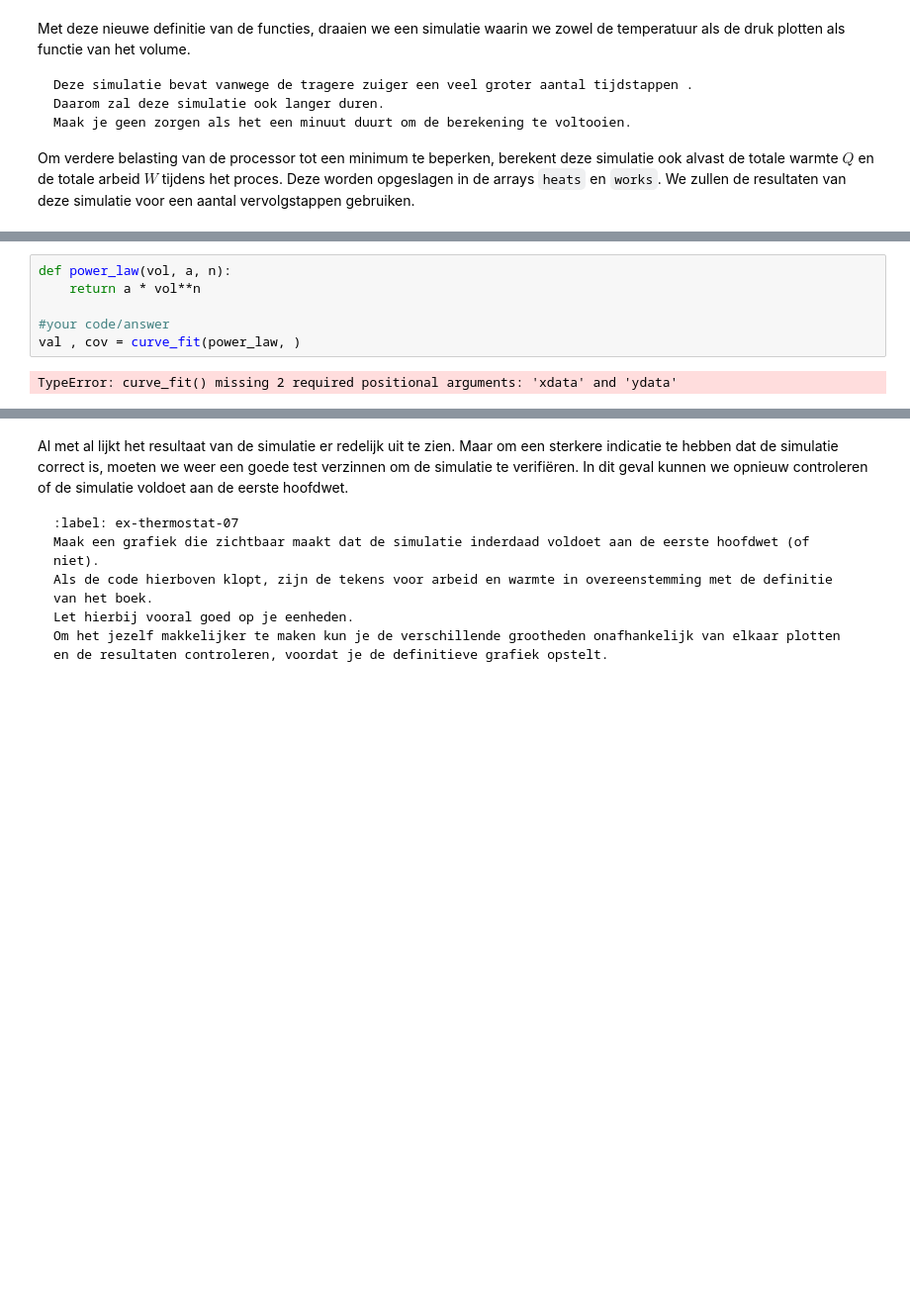
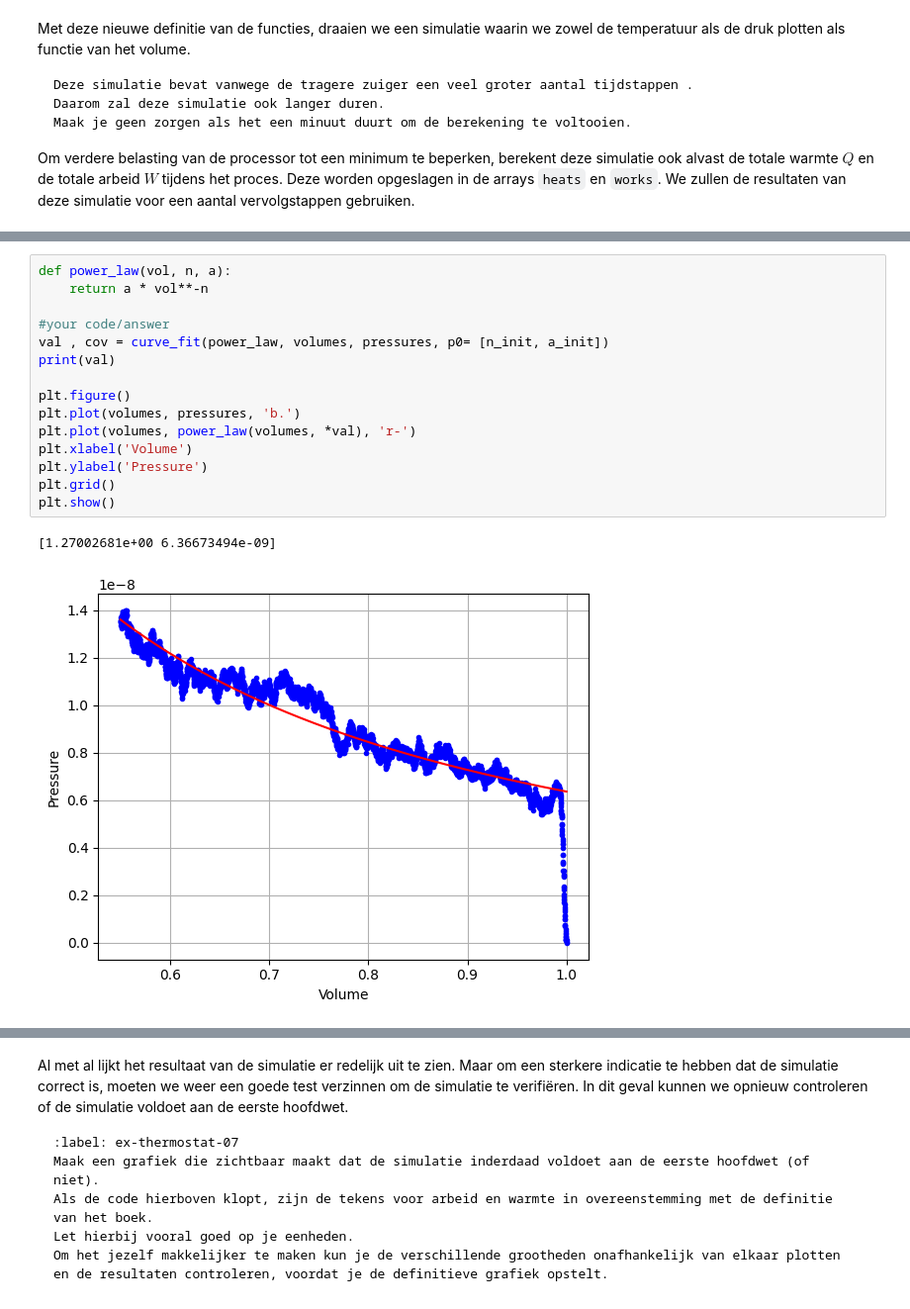
Before and after one commit to gltChboy/Thermo-groep-Bart-Ante, a Jupyter notebook: Content/PySim/8_thermostaat.ipynb, the cells around one changed output, grey strips where cells are left out. Shown at 99% size. Cells and saved outputs as stored; diff of their text form; blank space fills up the shorter version.

```diff
--- a/Content/PySim/8_thermostaat.ipynb
+++ b/Content/PySim/8_thermostaat.ipynb
@@ -363,11 +361,21 @@ print(a_init)
 # %%
-def power_law(vol, a, n):
-    return a * vol**n
+def power_law(vol, n, a):
+    return a * vol**-n
 
 #your code/answer
-val , cov = curve_fit(power_law, )
+val , cov = curve_fit(power_law, volumes, pressures, p0= [n_init, a_init])
+print(val)
+
+plt.figure()
+plt.plot(volumes, pressures, 'b.')
+plt.plot(volumes, power_law(volumes, *val), 'r-')
+plt.xlabel('Volume')
+plt.ylabel('Pressure')
+plt.grid()
+plt.show()
 # %% [output]
-TypeError: curve_fit() missing 2 required positional arguments: 'xdata' and 'ydata'
+[1.27002681e+00 6.36673494e-09]
+[figure, added]
 # %% [markdown]
 Je ziet dat de exponent van dit $(P,V)$-diagram net niet overeenkomt met de ideale verwachting.
 
```
Also changed, not shown: parts of 7 cells of this notebook.
